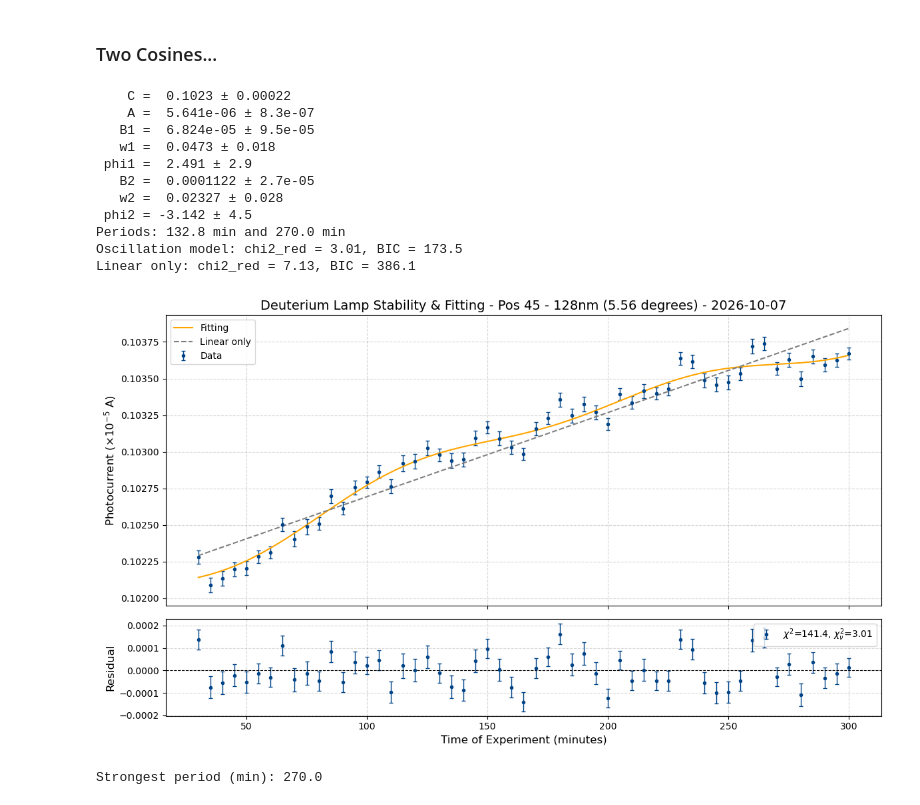
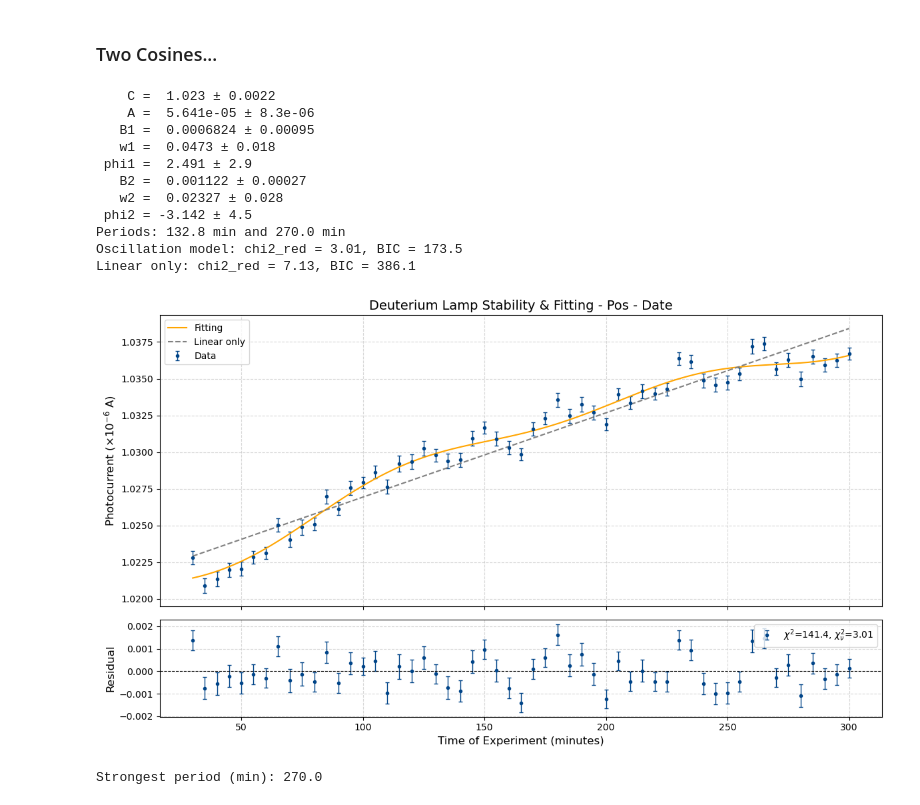
Before and after one commit to laughtonmichael2004-hue/lea-summer_2026_Internship, a Jupyter notebook: 2. Deuterium Lamp/Deuterium Lamp Analysis Code.ipynb, the cells around one changed output. Saved outputs shown, nothing was run; the diff lists cells and outputs as text; code cells hidden in the pictures.

```diff
--- a/2. Deuterium Lamp/Deuterium Lamp Analysis Code.ipynb
+++ b/2. Deuterium Lamp/Deuterium Lamp Analysis Code.ipynb
@@ -229,7 +229,10 @@ from pathlib import Path
 
 #file_path = Path(r"C:\Users\laugh\lea-summer-2026-internship-forked\lea-summer_2026_Internship\2. Deuterium Lamp\(2026-11-09)_Data\hour_1_spectrum.txt")
 #file_path = Path(r"C:\Users\laugh\lea-summer-2026-internship-forked\lea-summer_2026_Internship\2. Deuterium Lamp\(2026-11-09)_Data\hour_2_spectrum.txt")
-file_path = Path(r"C:\Users\laugh\lea-summer-2026-internship-forked\lea-summer_2026_Internship\2. Deuterium Lamp\(2026-11-09)_Data\hour_3to4_spectrum.txt")
+file_path = Path(r"C:\Users\laugh\lea-summer-2026-internship-forked\lea-summer_2026_Internship\2. Deuterium Lamp\Data\(2026-10-11)_Stability_data\D2lamp_128nm_stability.txt")
 
 df = pd.read_csv(file_path)
+#df.drop(columns=['position'], axis=1, inplace=True)
+#df = pd.DataFrame([45] * len(df), columns=['position']).join(df)
 df.head()
+#df.to_csv(file_path, index=False)
@@ -1665,7 +1686,7 @@ from scipy.optimize import curve_fit
 DATA_FILE = Path(r"C:\Users\laugh\lea-summer-2026-internship-forked\lea-summer_2026_Internship\2. Deuterium Lamp\Data\(2026-10-11)_Stability_data\D2lamp_128nm_stability.txt")
 WARMUP_MIN = 30.0      # discard data before this (minutes)
 LIMIT_MAX = 300.0
-SCALE = 1e5            # plot/fit in units of 1e-5 A
+SCALE = 1e6            # plot/fit in units of 1e-5 A
 N_STARTS = 100         # random starting points for the fit
 
 # ---------- Load and clean ----------
@@ -1743,45 +1764,46 @@ res, chi2, red_chi2, bic = fit_stats(y, yerr, stability_model(t, *popt), len(pop
 names = ["C", "A", "B1", "w1", "phi1", "B2", "w2", "phi2"]
 for n, v, e in zip(names, popt, perr):
     print(f"{n:>5} = {v: .4g} ± {e:.2g}")
+
 print(f"Periods: {2*np.pi/popt[3]:.1f} min and {2*np.pi/popt[6]:.1f} min")
 print(f"Oscillation model: chi2_red = {red_chi2:.2f}, BIC = {bic:.1f}")
 print(f"Linear only: chi2_red = {red_lin:.2f}, BIC = {bic_lin:.1f}")
 
 # ---------- Plot ----------
 t_fine = np.linspace(0, T, 500)
 fig, (ax1, ax2) = plt.subplots(2, 1, figsize=(12, 7), sharex=True, gridspec_kw={'height_ratios': [3, 1]})
 
 ax1.errorbar(t_abs, y, yerr, fmt='o', ms=3, elinewidth=1, capsize=2,
              color='#004488', label='Data')
 ax1.plot(t_fine + t_abs[0], stability_model(t_fine, *popt), color='orange', label='Fitting')
 ax1.plot(t_fine + t_abs[0], linear_model(t_fine, *plin), '--', color='gray', label='Linear only')
 ax1.set_title('Deuterium Lamp Stability & Fitting - Pos - Date', fontsize=14)
-ax1.set_ylabel(r'Photocurrent ($\times10^{-5}$ A)', fontsize=12)
+ax1.set_ylabel(r'Photocurrent ($\times10^{-6}$ A)', fontsize=12)
 ax1.grid(True, linestyle='--', alpha=0.5)
 ax1.legend()
 
 ax2.errorbar(t_abs, res, yerr, fmt='o', ms=3, elinewidth=1, capsize=2, color='#004488', label=rf'$\chi^2$={chi2:.1f}, $\chi^2_\nu$={red_chi2:.2f}')
 ax2.axhline(0, lw=0.8, ls='--', color='k')
 ax2.set_xlabel('Time of Experiment (minutes)', fontsize=12)
 ax2.set_ylabel('Residual', fontsize=12)
 ax2.grid(True, linestyle='--', alpha=0.5)
 ax2.legend()
 
 fig.tight_layout()
 plt.show()
 # %% [output]
-    C =  0.1023 ± 0.00022
-    A =  5.641e-06 ± 8.3e-07
-   B1 =  6.824e-05 ± 9.5e-05
+    C =  1.023 ± 0.0022
+    A =  5.641e-05 ± 8.3e-06
+   B1 =  0.0006824 ± 0.00095
    w1 =  0.0473 ± 0.018
  phi1 =  2.491 ± 2.9
-   B2 =  0.0001122 ± 2.7e-05
+   B2 =  0.001122 ± 0.00027
    w2 =  0.02327 ± 0.028
  phi2 = -3.142 ± 4.5
 Periods: 132.8 min and 270.0 min
 Oscillation model: chi2_red = 3.01, BIC = 173.5
 Linear only: chi2_red = 7.13, BIC = 386.1
-[figure, old version]
+[figure, new version]
 # %%
 # Periodogram
 
```
Also changed, not shown: parts of 2 cells of this notebook, 1 other file.
